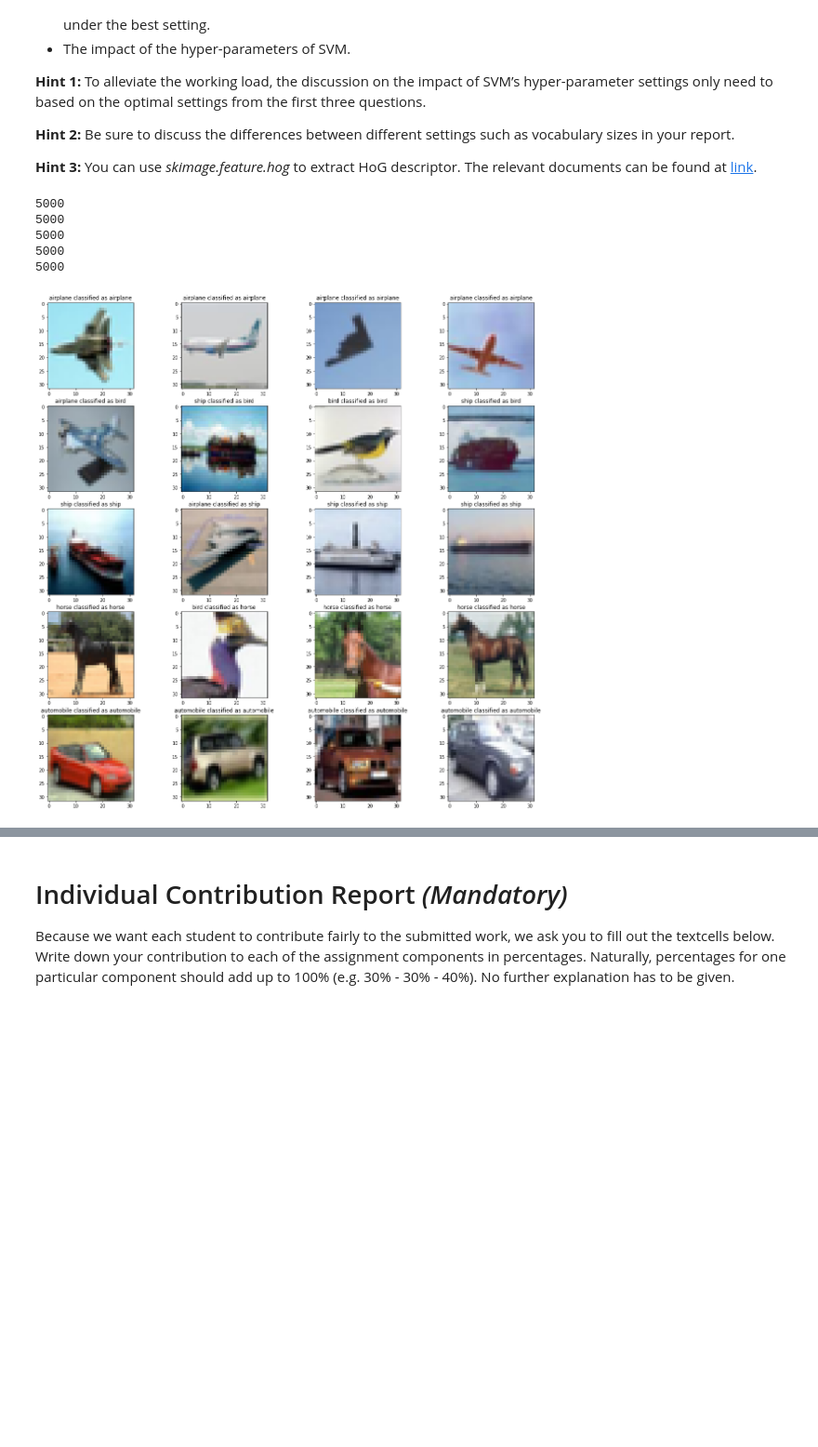
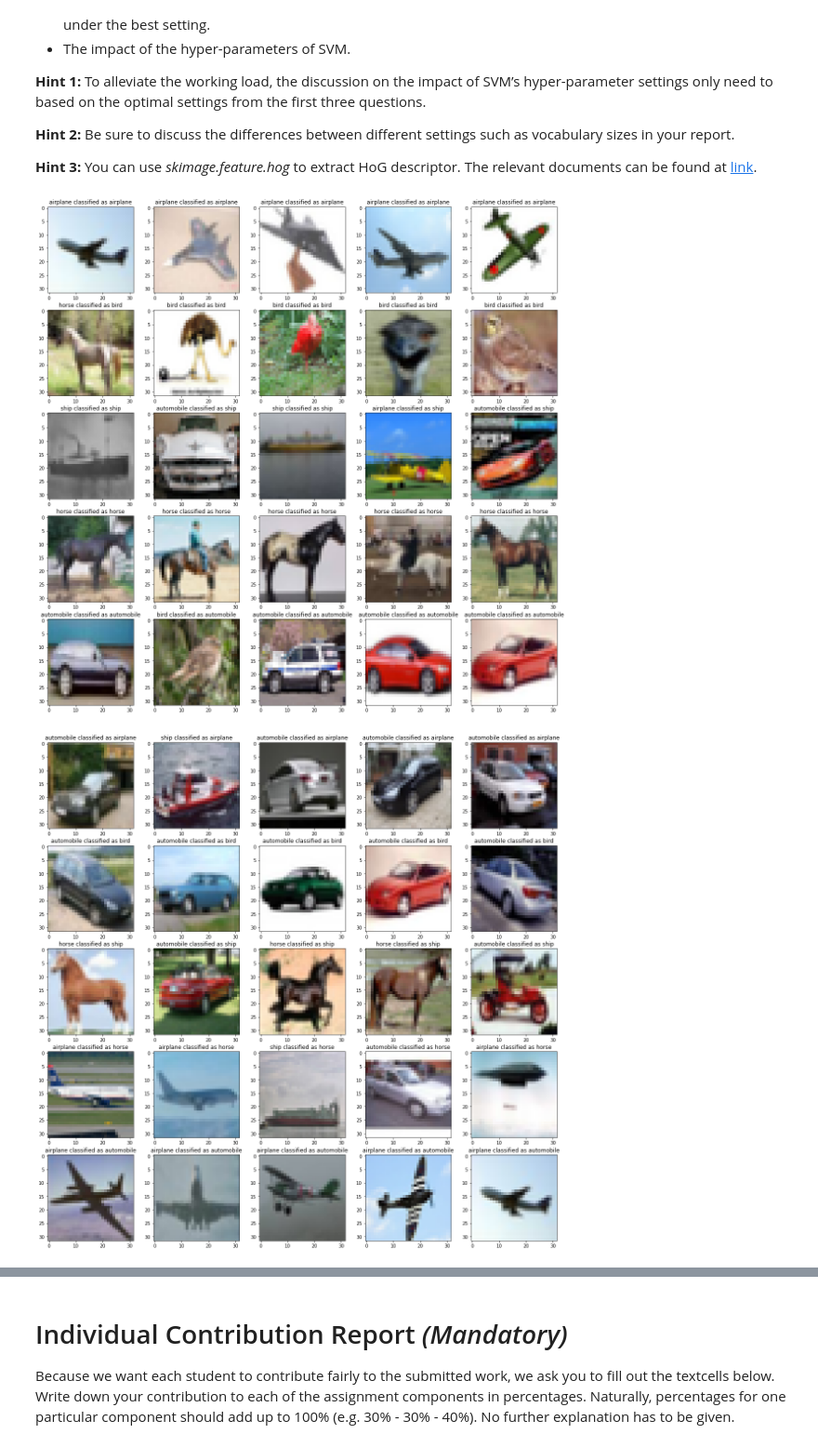
Before and after one commit to nordinbelkacemi/cv1-lab1, a Jupyter notebook: BoW Project/15096157_13740512_12556963_part1.ipynb, the cells around one changed output, grey strips where cells are left out. Shown at 93% size. Cells and saved outputs as stored; diff of their text form; code cells hidden in the pictures; blank space fills up the shorter version.

Commit message:
done (last output is with sift, vocab size 1000, svm tol=1e-4)

```diff
--- a/BoW Project/15096157_13740512_12556963_part1.ipynb
+++ b/BoW Project/15096157_13740512_12556963_part1.ipynb
@@ -187,16 +183,18 @@ Create a visual vocabulary by using K-means clustering. Remember to display the
 
 **Hint 3:** Results of K-means clustering could be shown using a scatter plot. In this case, the high-dimensional SIFT descriptors need to be brought down to a lower (2D) dimension  (*PCA* from *sklearn.decomposition* is one method to do this). For easy visualization, plotting up to 10 clusters would suffice. Check out an example implementation [here](https://www.askpython.com/python/examples/plot-k-means-clusters-python). Note that you are free to follow this approach, or you can show the K-means results in any other appropriate method that drives home your point.
 # %%
+from lab1_utils import Encoder
 np.random.seed(42)
 encoders = [
     Encoder(
         training_data,
         training_labels,
         vocab_subset_ratio=ratio,
-        vocab_size=1000,
+        vocab_size=cfg.vocab_size,
+        mode=cfg.mode
     )
     # for ratio in [0.3, 0.4, 0.5]
-    for ratio in [0.3]
+    for ratio in [0.4]
 ]
 # encoder = Encoder(training_data, training_labels, vocab_subset_ratio=0.3, vocab_size=1000)
 # %%
@@ -214,7 +212,7 @@ for ax, encoder in zip(axs, encoders):
 
     # Reduce the dimensionality of the descriptors
     pca = PCA(n_components=2)
-    transformed_descriptors = pca.fit_transform(np.concatenate(encoder.vocab_subset_descriptors))
+    transformed_descriptors = pca.fit_transform(np.vstack(encoder.vocab_subset_descriptors))
 
     # Plot the first 10 clusters
     for i in selected_kmeans_labels:
@@ -300,7 +300,7 @@ def train_classifiers(training_datasets):
     for class_id in idx2class.keys():
         X = training_datasets[class_id]['data']
         y = training_datasets[class_id]['labels']
-        svm = SVC(probability=True).fit(X, y)
+        svm = SVC(probability=True, tol=1e-4).fit(X, y)
         classifiers[class_id] = svm
     return classifiers
 # %%
@@ -357,37 +357,44 @@ You can use *skimage.feature.hog* to extract HoG descriptor. The relevant docume
 # Encode test data
 # _, test_descriptors = extract_descriptors(test_data)
 classification_results_per_encoder = []
+probability_preds_per_encoder = []
 for encoder in encoders:
     test_encodings = encoder.encode_features(test_data).values()
     test_histograms = np.array([encoding.histogram for encoding in test_encodings])
 
     # Classify the test set
     classification_results = {}
+    probability_predictions = {}
     for classifier_id, classifier in classifiers[0].items():
         classification_results[classifier_id] = classifier.predict(test_histograms)
+        probability_predictions[classifier_id] = classifier.predict_proba(test_histograms)[:, 1]
+
     classification_results_per_encoder.append(classification_results)
-
-    for class_id in classification_results.keys():
-        print(np.count_nonzero(classification_results[class_id]))
+    probability_preds_per_encoder.append(probability_predictions)
 
 # different results from predict and predict_proba (platt scaling; could lead to inconsistencies/bad results)
-# %% [output]
-5000
-5000
-5000
-5000
-5000
 # %%
 # Plot the first 4 images of each classifier sorted results
-fig, axs = plt.subplots(5, 4, figsize=(20, 20))
+fig, axs = plt.subplots(5, 5, figsize=(20, 20))
 for class_id in classifiers[0].keys():
     # Sort the results in descending order and pick the first 4
-    predictions = np.array(classification_results[class_id])
-    sorted_ids = predictions.argsort()[::-1]
-    top_4_ids = sorted_ids[:4]
+    sorted_ids = probability_predictions[class_id].argsort()[::-1] # highest probabilities first
+    top_5_ids = sorted_ids[:5]
 
-    for ax, img_id in zip(axs[class_id], top_4_ids):
+    for ax, img_id in zip(axs[class_id], top_5_ids):
         ax.imshow(test_data[img_id])
         ax.set_title(f'{idx2class[test_labels[img_id]]} classified as {idx2class[class_id]}')
+
+fig, axs = plt.subplots(5, 5, figsize=(20, 20))
+for class_id in classifiers[0].keys():
+    # Sort the results in descending order and pick the first 4
+    sorted_ids = probability_predictions[class_id].argsort() # lowest probabilities first
+    top_5_ids = sorted_ids[:5]
+
+    for ax, img_id in zip(axs[class_id], top_5_ids):
+        ax.imshow(test_data[img_id])
+        ax.set_title(
+            f'{idx2class[test_labels[img_id]]} classified as {idx2class[class_id]}')
 # %% [output]
-[figure, old version]
+[figure, new version]
+[figure, added]
```
Also changed, not shown: parts of 8 cells of this notebook, 1 other file.
